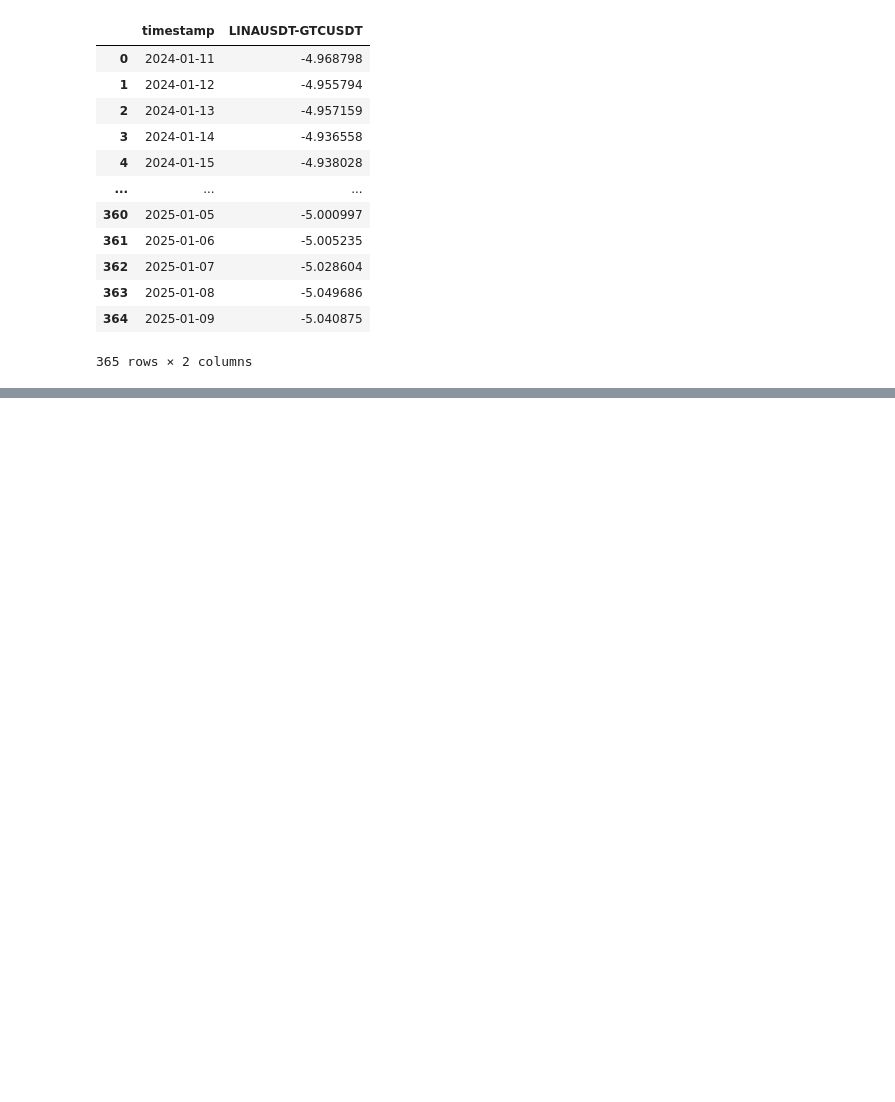
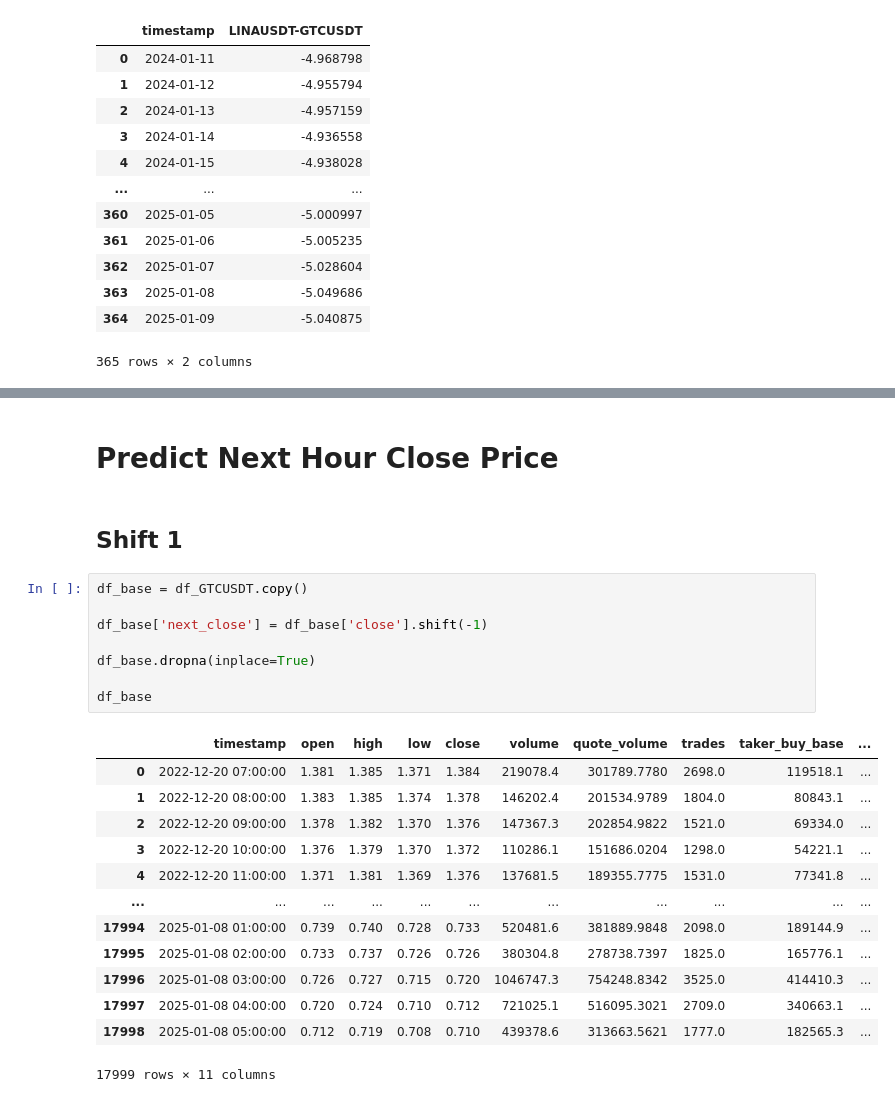
Before and after one commit to rheza-bitwyre/local-share-2, a Jupyter notebook: 05_wira_strat/base_model.ipynb, the cells around one changed output, grey strips where cells are left out. Cells and saved outputs as stored; diff of their text form; blank space fills up the shorter version.

```diff
--- a/05_wira_strat/base_model.ipynb
+++ b/05_wira_strat/base_model.ipynb
@@ -45,0 +121,26 @@ df_LINAUSDT
+# %% [markdown]
+# Predict Next Hour Close Price
+# %% [markdown]
+## Shift 1
+# %%
+df_base = df_GTCUSDT.copy()
+
+df_base['next_close'] = df_base['close'].shift(-1)
+
+df_base.dropna(inplace=True)
+
+df_base
+# %% [output]
+|  | timestamp | open | high | low | close | volume | quote_volume | trades | taker_buy_base | ... |
+| 0 | 2022-12-20 07:00:00 | 1.381 | 1.385 | 1.371 | 1.384 | 219078.4 | 301789.7780 | 2698.0 | 119518.1 | ... |
+| 1 | 2022-12-20 08:00:00 | 1.383 | 1.385 | 1.374 | 1.378 | 146202.4 | 201534.9789 | 1804.0 | 80843.1 | ... |
+| 2 | 2022-12-20 09:00:00 | 1.378 | 1.382 | 1.370 | 1.376 | 147367.3 | 202854.9822 | 1521.0 | 69334.0 | ... |
+| 3 | 2022-12-20 10:00:00 | 1.376 | 1.379 | 1.370 | 1.372 | 110286.1 | 151686.0204 | 1298.0 | 54221.1 | ... |
+| 4 | 2022-12-20 11:00:00 | 1.371 | 1.381 | 1.369 | 1.376 | 137681.5 | 189355.7775 | 1531.0 | 77341.8 | ... |
+| ... | ... | ... | ... | ... | ... | ... | ... | ... | ... | ... |
+| 17994 | 2025-01-08 01:00:00 | 0.739 | 0.740 | 0.728 | 0.733 | 520481.6 | 381889.9848 | 2098.0 | 189144.9 | ... |
+| 17995 | 2025-01-08 02:00:00 | 0.733 | 0.737 | 0.726 | 0.726 | 380304.8 | 278738.7397 | 1825.0 | 165776.1 | ... |
+| 17996 | 2025-01-08 03:00:00 | 0.726 | 0.727 | 0.715 | 0.720 | 1046747.3 | 754248.8342 | 3525.0 | 414410.3 | ... |
+| 17997 | 2025-01-08 04:00:00 | 0.720 | 0.724 | 0.710 | 0.712 | 721025.1 | 516095.3021 | 2709.0 | 340663.1 | ... |
+| 17998 | 2025-01-08 05:00:00 | 0.712 | 0.719 | 0.708 | 0.710 | 439378.6 | 313663.5621 | 1777.0 | 182565.3 | ... |
+17999 rows × 11 columns
```
Also changed, not shown: parts of 9 cells of this notebook.
